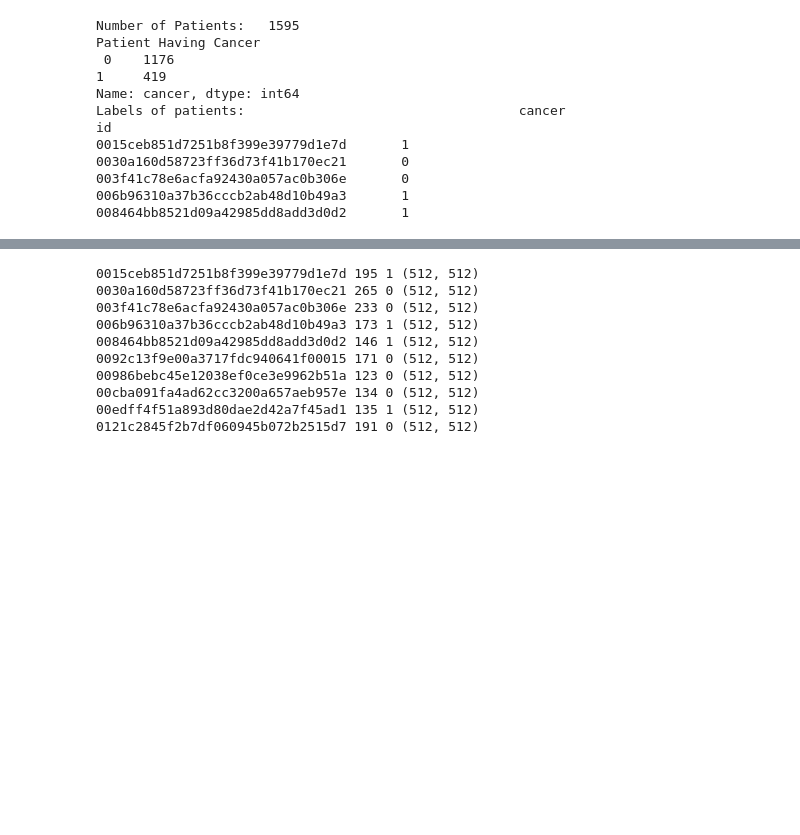
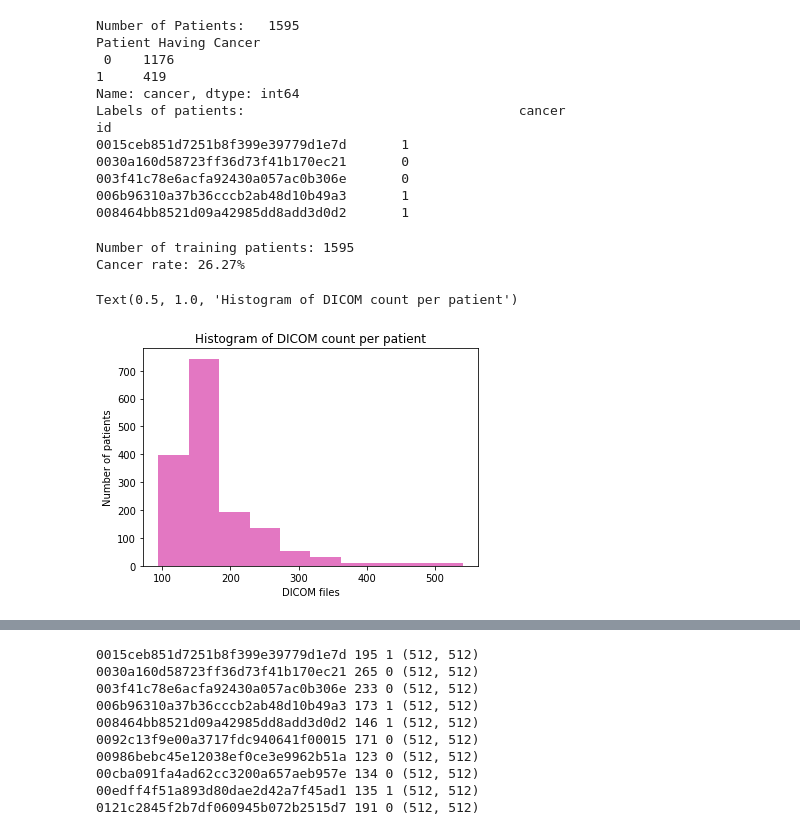
Before and after one commit to alizaib1217/Lungs-Disease-Detection-Using-Deep-Learning, a Jupyter notebook: Lungs Disease Detection.ipynb, the cells around one changed output, grey strips where cells are left out. Drawn from its saved outputs; the diff is of its cells as text; code cells hidden in the pictures; blank space fills up the shorter version.

```diff
--- a/Lungs Disease Detection.ipynb
+++ b/Lungs Disease Detection.ipynb
@@ -3,7 +3,11 @@
 import os # For directory operation
 import pandas as pd # data analysis
 import pydicom as dicom
-import matplotlib
+
+import numpy as np # linear algebra
+import scipy.ndimage
+import matplotlib.pyplot as plt
+p = sns.color_palette()
 # %%
 data_dir="D:FYP/Data Sets/stage1"
 patients=os.listdir(data_dir)
@@ -25,3 +29,18 @@ id
 003f41c78e6acfa92430a057ac0b306e       0
 006b96310a37b36cccb2ab48d10b49a3       1
 008464bb8521d09a42985dd8add3d0d2       1
+# %%
+print('Number of training patients: {}'.format(len(patients_labels)))
+print('Cancer rate: {:.4}%'.format(patients_labels.cancer.mean()*100))
+# %% [output]
+Number of training patients: 1595
+Cancer rate: 26.27%
+# %%
+patient_sizes = [len(os.listdir(data_dir+"/" + d)) for d in os.listdir(data_dir)]
+plt.hist(patient_sizes, color=p[6])
+plt.ylabel('Number of patients')
+plt.xlabel('DICOM files')
+plt.title('Histogram of DICOM count per patient')
+# %% [output]
+Text(0.5, 1.0, 'Histogram of DICOM count per patient')
+[figure, added]
```
Also changed, not shown: parts of 8 cells of this notebook, 16 other files.
